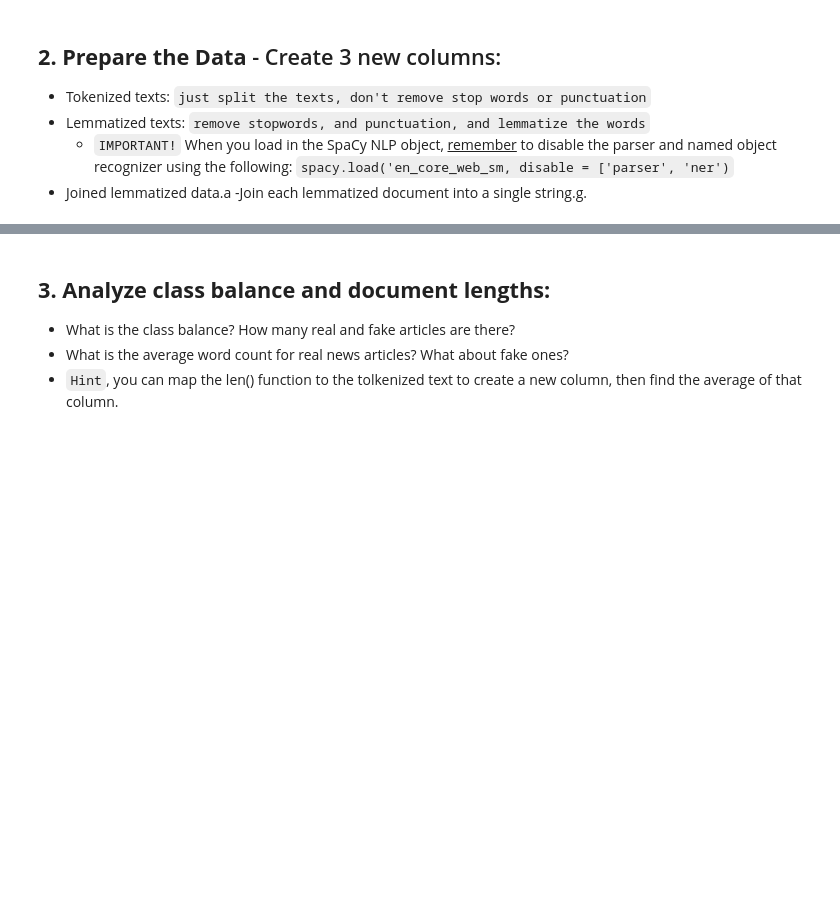
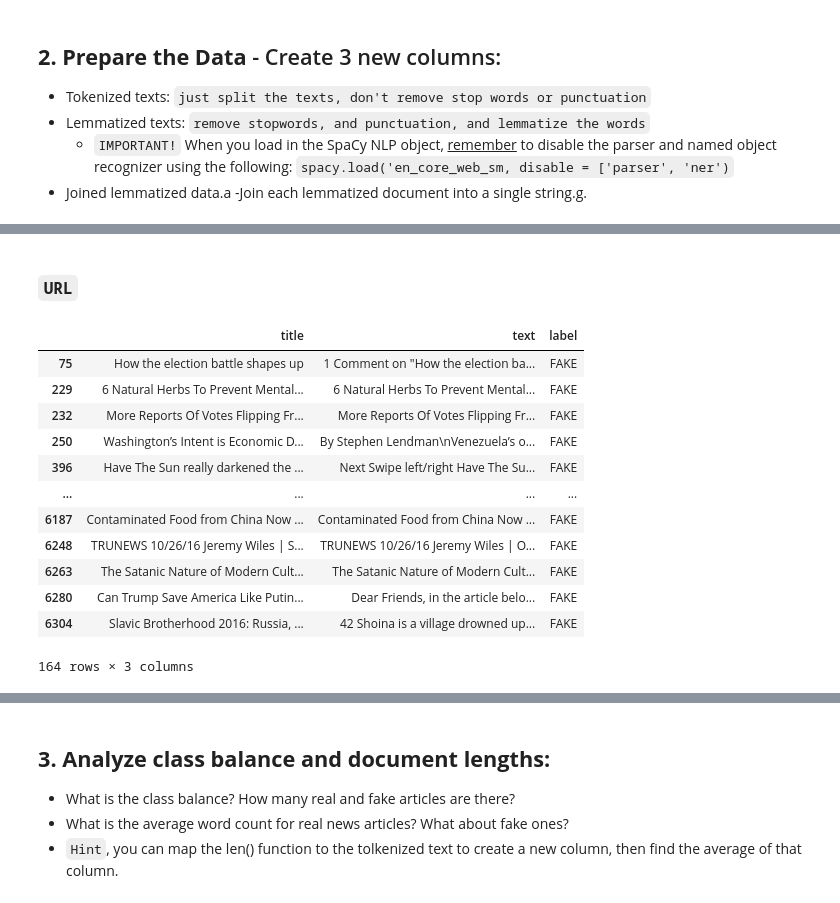
Before and after one commit to VALDE021/Core-Comparing-Texts-EricNV, a Jupyter notebook: Comparing Texts Core.ipynb, the cells around one changed output, grey strips where cells are left out. Drawn from its saved outputs; the diff is of its cells as text; code cells hidden in the pictures; blank space fills up the shorter version.

```diff
--- a/Comparing Texts Core.ipynb
+++ b/Comparing Texts Core.ipynb
@@ -178,0 +229,18 @@ memory usage: 198.1+ KB
+# %% [markdown]
+### `URL`
+# %%
+df.loc[df['text'].str.contains('http://')]
+# %% [output]
+|  | title | text | label |
+| 75 | How the election battle shapes up | 1 Comment on "How the election ba... | FAKE |
+| 229 | 6 Natural Herbs To Prevent Mental... | 6 Natural Herbs To Prevent Mental... | FAKE |
+| 232 | More Reports Of Votes Flipping Fr... | More Reports Of Votes Flipping Fr... | FAKE |
+| 250 | Washington’s Intent is Economic D... | By Stephen Lendman\nVenezuela’s o... | FAKE |
+| 396 | Have The Sun really darkened the ... | Next Swipe left/right Have The Su... | FAKE |
+| ... | ... | ... | ... |
+| 6187 | Contaminated Food from China Now ... | Contaminated Food from China Now ... | FAKE |
+| 6248 | TRUNEWS 10/26/16 Jeremy Wiles | S... | TRUNEWS 10/26/16 Jeremy Wiles | O... | FAKE |
+| 6263 | The Satanic Nature of Modern Cult... | The Satanic Nature of Modern Cult... | FAKE |
+| 6280 | Can Trump Save America Like Putin... | Dear Friends, in the article belo... | FAKE |
+| 6304 | Slavic Brotherhood 2016: Russia, ... | 42 Shoina is a village drowned up... | FAKE |
+164 rows × 3 columns
```
Also changed, not shown: parts of 18 cells of this notebook.
